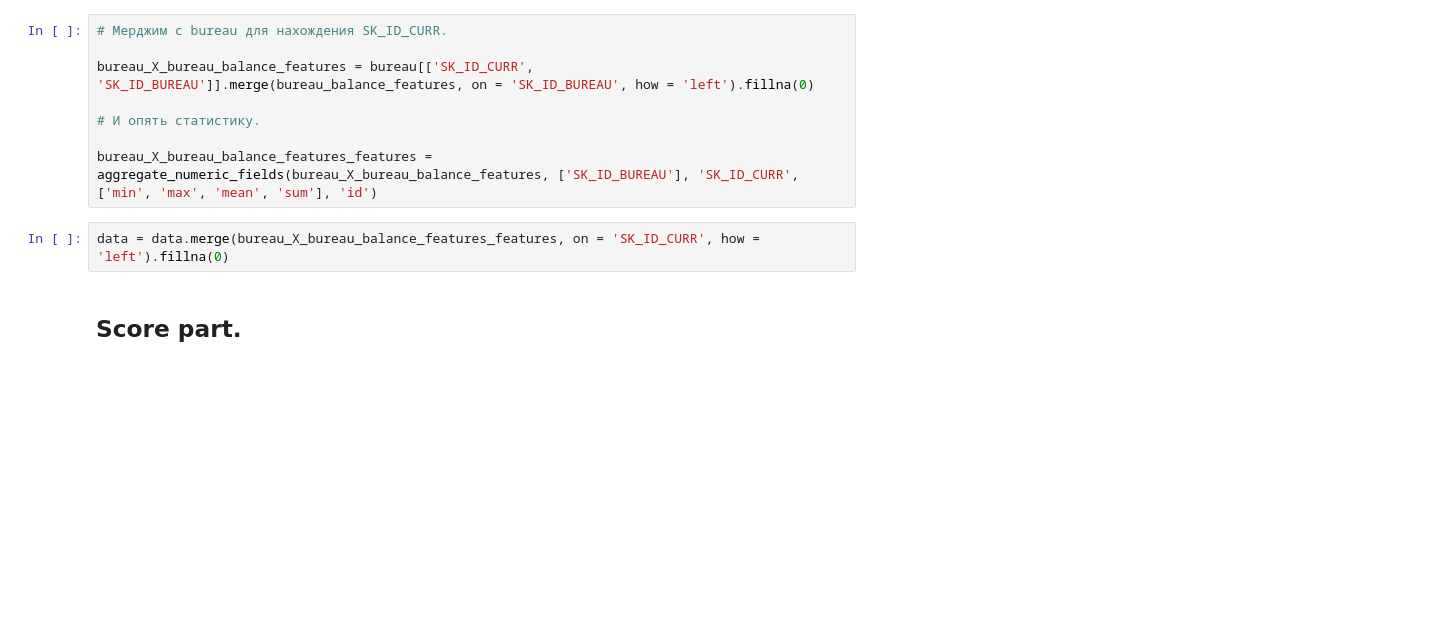
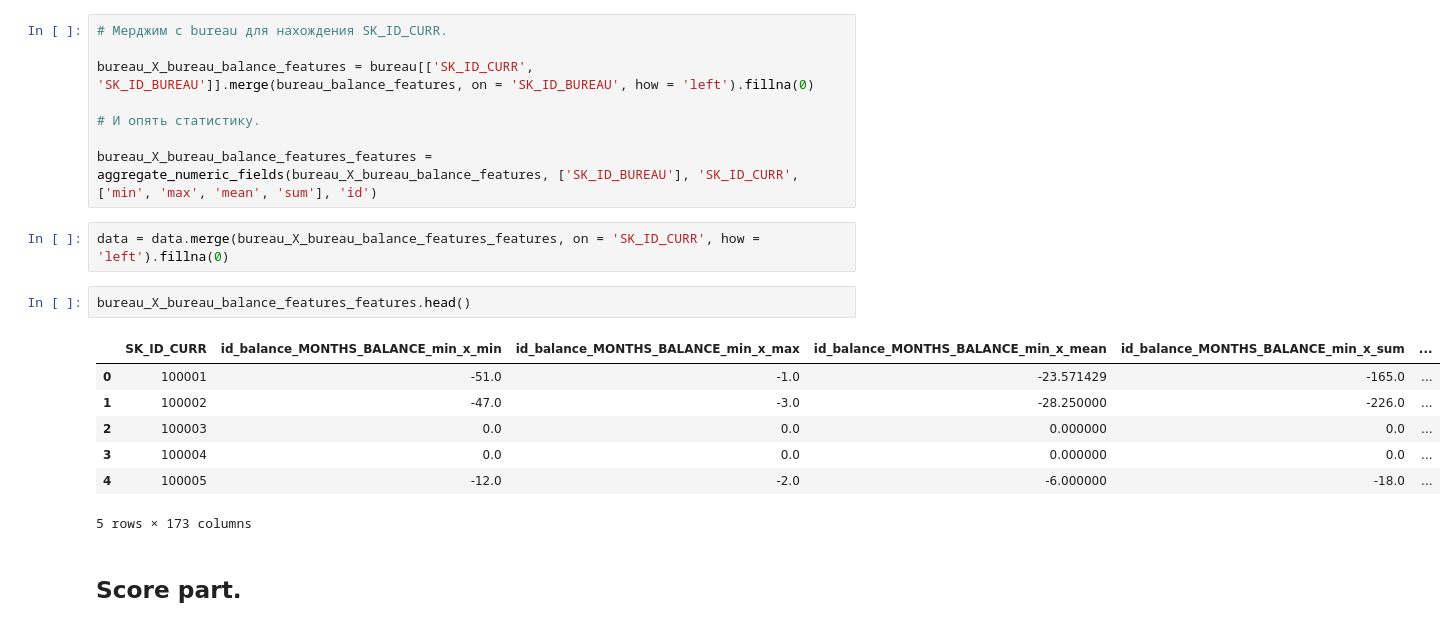
Before and after one commit to SunForLife/raiffeisen, a Jupyter notebook: home_credit_data.ipynb, the cells around one changed output. Drawn from its saved outputs; the diff is of its cells as text; blank space fills up the shorter version.

```diff
--- a/home_credit_data.ipynb
+++ b/home_credit_data.ipynb
@@ -192,6 +192,16 @@ bureau_X_bureau_balance_features = bureau[['SK_ID_CURR', 'SK_ID_BUREAU']].merge(
 bureau_X_bureau_balance_features_features = aggregate_numeric_fields(bureau_X_bureau_balance_features, ['SK_ID_BUREAU'], 'SK_ID_CURR', ['min', 'max', 'mean', 'sum'], 'id')
 # %%
 data = data.merge(bureau_X_bureau_balance_features_features, on = 'SK_ID_CURR', how = 'left').fillna(0)
+# %%
+bureau_X_bureau_balance_features_features.head()
+# %% [output]
+|  | SK_ID_CURR | id_balance_MONTHS_BALANCE_min_x_min | id_balance_MONTHS_BALANCE_min_x_max | id_balance_MONTHS_BALANCE_min_x_mean | id_balance_MONTHS_BALANCE_min_x_sum | ... |
+| 0 | 100001 | -51.0 | -1.0 | -23.571429 | -165.0 | ... |
+| 1 | 100002 | -47.0 | -3.0 | -28.250000 | -226.0 | ... |
+| 2 | 100003 | 0.0 | 0.0 | 0.000000 | 0.0 | ... |
+| 3 | 100004 | 0.0 | 0.0 | 0.000000 | 0.0 | ... |
+| 4 | 100005 | -12.0 | -2.0 | -6.000000 | -18.0 | ... |
+5 rows × 173 columns
 # %% [markdown]
 ## Score part.
 # %%
```
Also changed, not shown: parts of 4 cells of this notebook.
